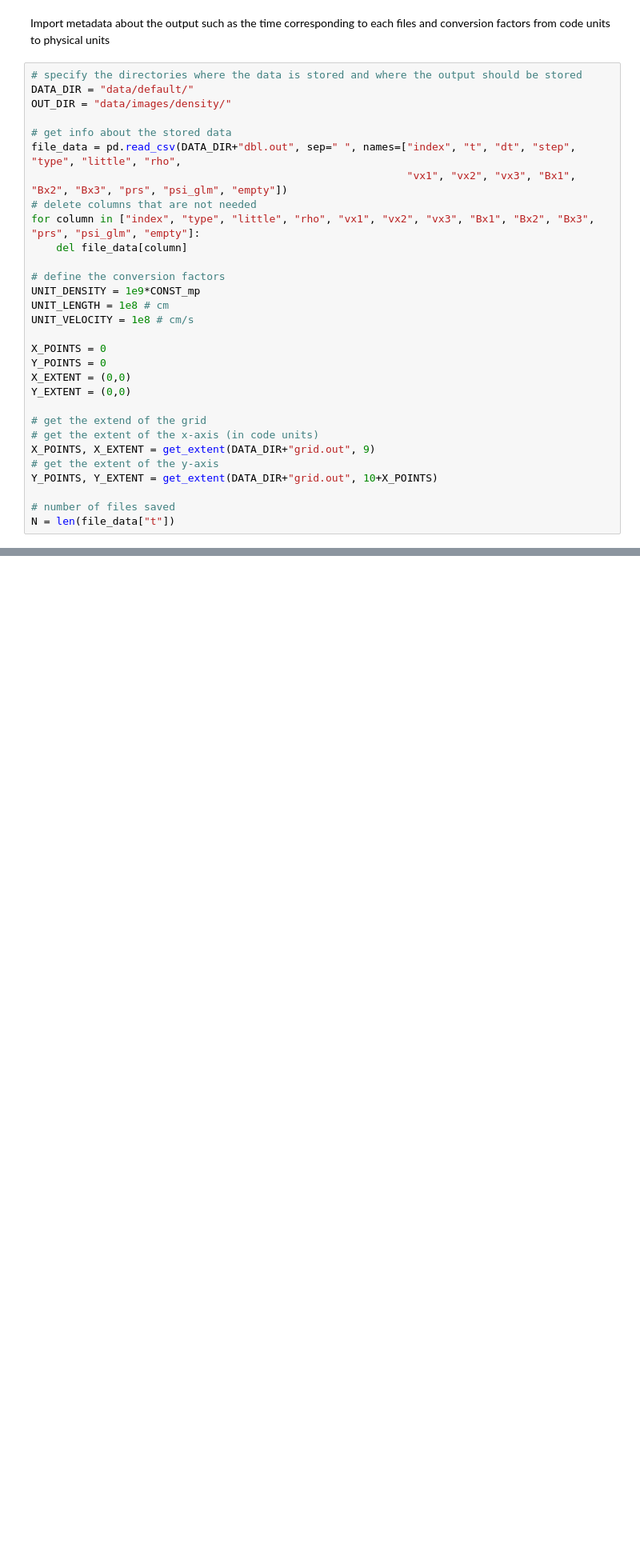
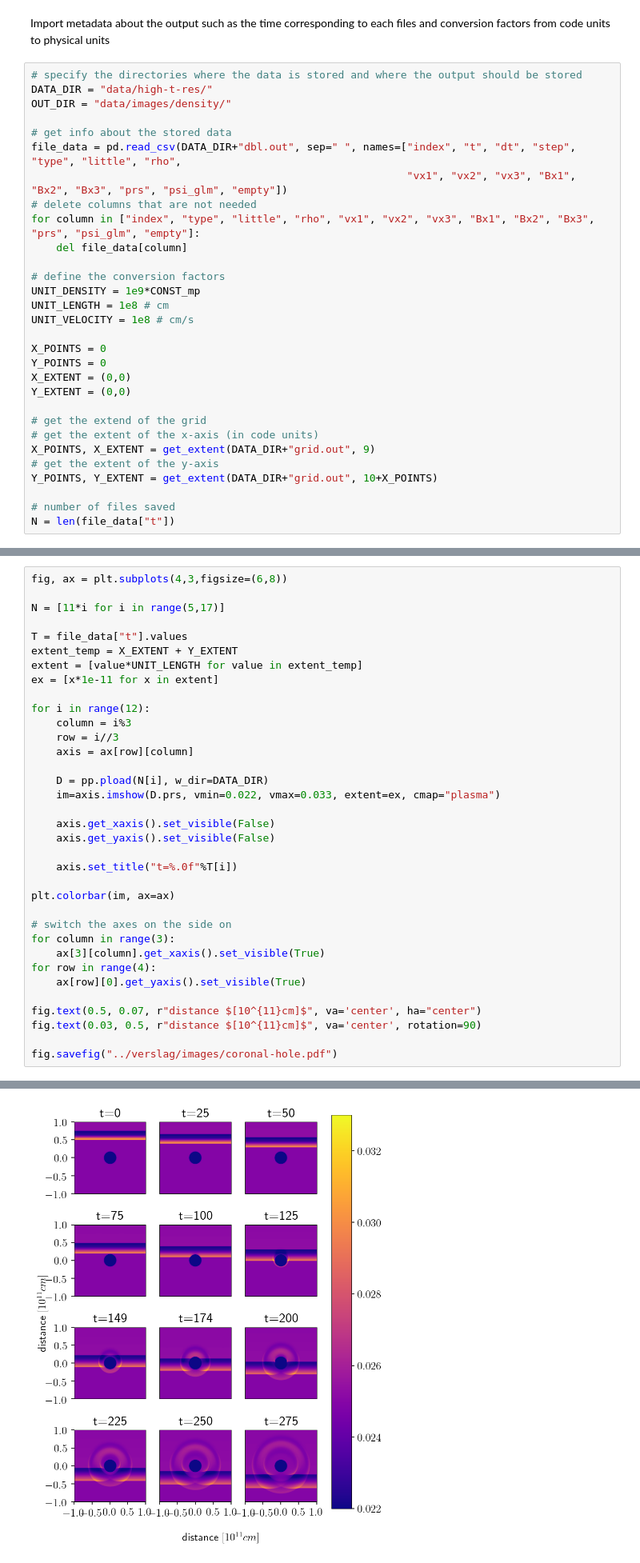
Before and after one commit to Cubedsheep/bachproef-wis-T2, a Jupyter notebook: coronal hole/Untitled.ipynb, the cells around one changed output, grey strips where cells are left out. Shown: that part at 80% size. Saved outputs shown, nothing was run; the diff lists cells and outputs as text; blank space fills up the shorter version.

Commit message:
plots coronal hole, minor improvements to report

```diff
--- a/coronal hole/Untitled.ipynb
+++ b/coronal hole/Untitled.ipynb
@@ -52,7 +73,7 @@ def get_extent(file, firstline):
 Import metadata about the output such as the time corresponding to each files and conversion factors from code units to physical units
 # %%
 # specify the directories where the data is stored and where the output should be stored
-DATA_DIR = "data/default/"
+DATA_DIR = "data/high-t-res/"
 OUT_DIR = "data/images/density/"
 
 # get info about the stored data
@@ -82,0 +106,36 @@ N = len(file_data["t"])
+# %%
+fig, ax = plt.subplots(4,3,figsize=(6,8))
+
+N = [11*i for i in range(5,17)]
+
+T = file_data["t"].values
+extent_temp = X_EXTENT + Y_EXTENT
+extent = [value*UNIT_LENGTH for value in extent_temp]
+ex = [x*1e-11 for x in extent]
+
+for i in range(12):
+    column = i%3
+    row = i//3
+    axis = ax[row][column]
+
+    D = pp.pload(N[i], w_dir=DATA_DIR)
+    im=axis.imshow(D.prs, vmin=0.022, vmax=0.033, extent=ex, cmap="plasma")
+
+    axis.get_xaxis().set_visible(False)
+    axis.get_yaxis().set_visible(False)
+
+    axis.set_title("t=%.0f"%T[i])
+
+plt.colorbar(im, ax=ax)
+
+# switch the axes on the side on
+for column in range(3):
+    ax[3][column].get_xaxis().set_visible(True)
+for row in range(4):
+    ax[row][0].get_yaxis().set_visible(True)
+
+fig.text(0.5, 0.07, r"distance $[10^{11}cm]$", va='center', ha="center")
+fig.text(0.03, 0.5, r"distance $[10^{11}cm]$", va='center', rotation=90)
+
+fig.savefig("../verslag/images/coronal-hole.pdf")
+# %% [output]
@@ -83,3 +154,4 @@ N = len(file_data["t"])
+[figure, added]
 # %% [markdown]
 ## Make plots of the density to visualize the wave
 # %% [markdown]
```
Also changed, not shown: parts of 5 cells of this notebook, 14 other files.
